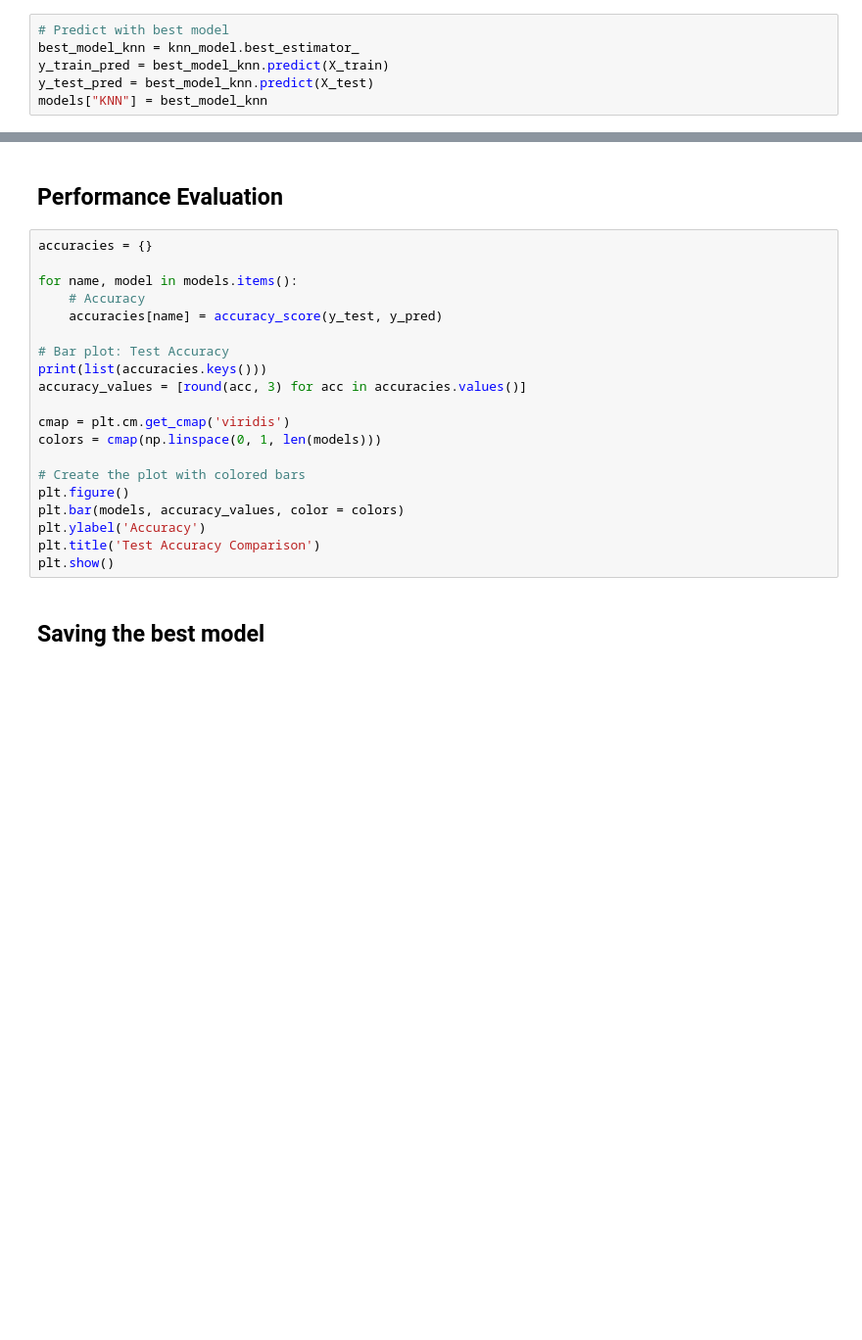
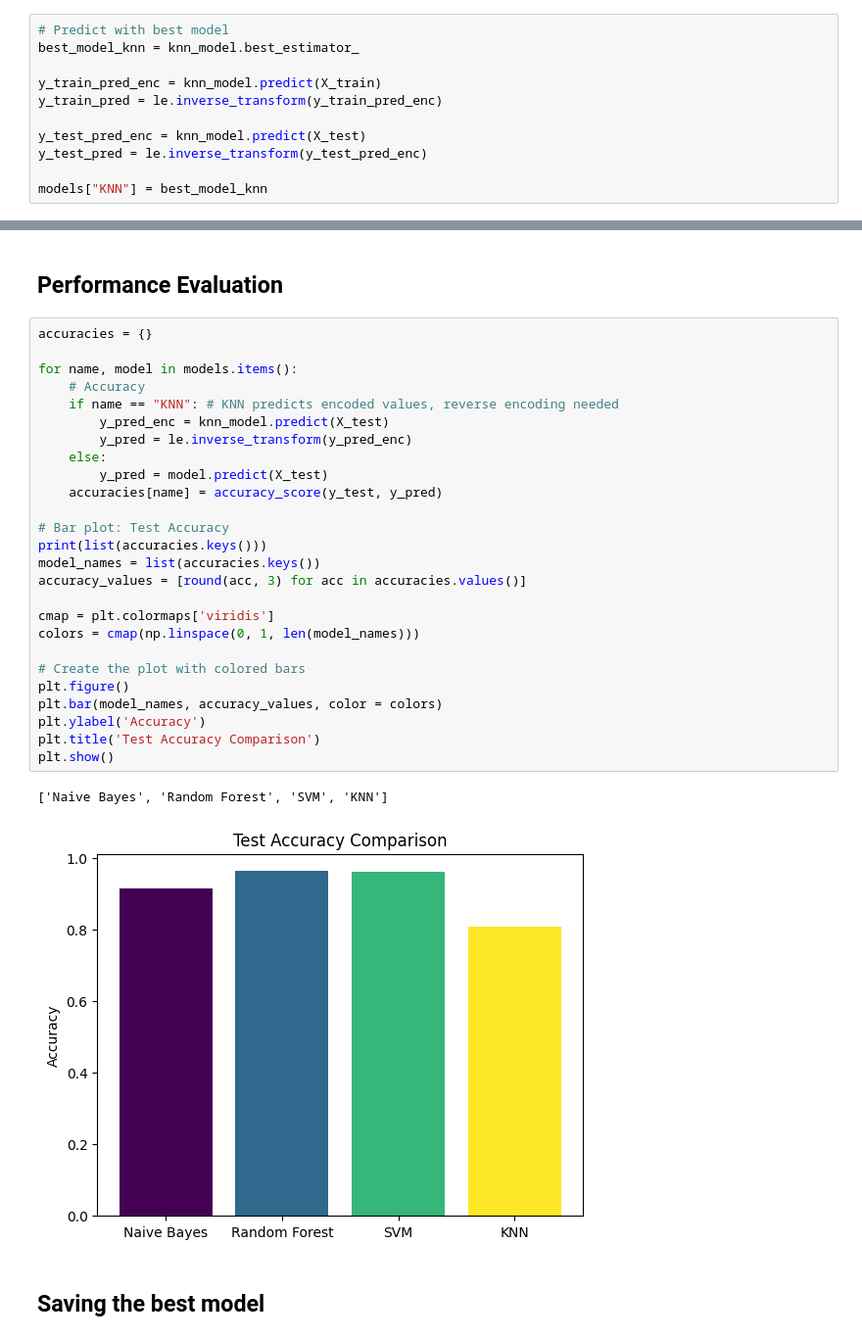
Before and after one commit to NLP-Verse/News-Group-Classification, a Jupyter notebook: notebooks/main.ipynb, the cells around one changed output, grey strips where cells are left out. Shown: that part at 98% size. Cells and saved outputs as stored; diff of their text form; blank space fills up the shorter version.

```diff
--- a/notebooks/main.ipynb
+++ b/notebooks/main.ipynb
@@ -872,8 +880,13 @@ for w in results_knn['weights'].unique():
 # %%
 # Predict with best model
 best_model_knn = knn_model.best_estimator_
-y_train_pred = best_model_knn.predict(X_train)
-y_test_pred = best_model_knn.predict(X_test)
+
+y_train_pred_enc = knn_model.predict(X_train)
+y_train_pred = le.inverse_transform(y_train_pred_enc)
+
+y_test_pred_enc = knn_model.predict(X_test)
+y_test_pred = le.inverse_transform(y_test_pred_enc)
+
 models["KNN"] = best_model_knn
 # %% [markdown]
 **Confusion Matrix**
@@ -928,23 +940,32 @@ Test     0.7907  0.7907     0.7919  0.7907
 # %%
 accuracies = {}
 
 for name, model in models.items():
     # Accuracy
+    if name == "KNN": # KNN predicts encoded values, reverse encoding needed
+        y_pred_enc = knn_model.predict(X_test)
+        y_pred = le.inverse_transform(y_pred_enc)
+    else:
+        y_pred = model.predict(X_test)
     accuracies[name] = accuracy_score(y_test, y_pred)
 
 # Bar plot: Test Accuracy
 print(list(accuracies.keys()))
+model_names = list(accuracies.keys())
 accuracy_values = [round(acc, 3) for acc in accuracies.values()]
 
-cmap = plt.cm.get_cmap('viridis')
-colors = cmap(np.linspace(0, 1, len(models)))
+cmap = plt.colormaps['viridis']
+colors = cmap(np.linspace(0, 1, len(model_names)))
 
 # Create the plot with colored bars
 plt.figure()
-plt.bar(models, accuracy_values, color = colors)
+plt.bar(model_names, accuracy_values, color = colors)
 plt.ylabel('Accuracy')
 plt.title('Test Accuracy Comparison')
 plt.show()
+# %% [output]
+['Naive Bayes', 'Random Forest', 'SVM', 'KNN']
+[figure, added]
 # %% [markdown]
 ## Saving the best model
 # %%
```
Also changed, not shown: parts of 22 cells of this notebook, 1 other file.
